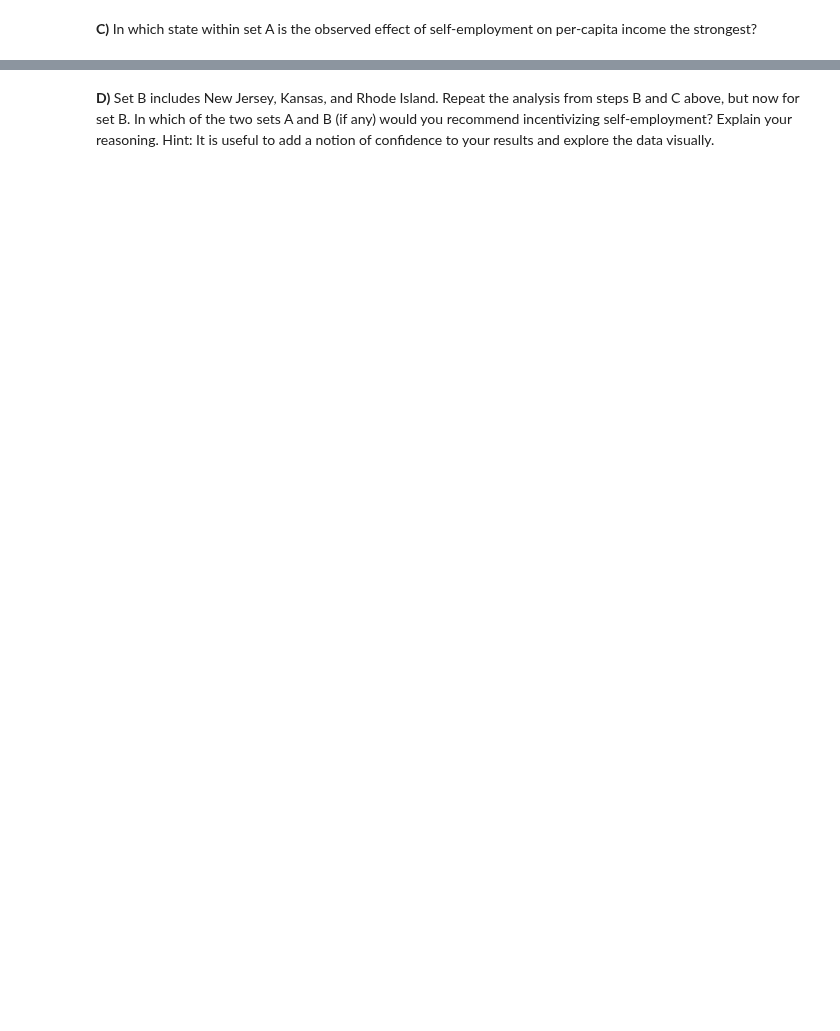
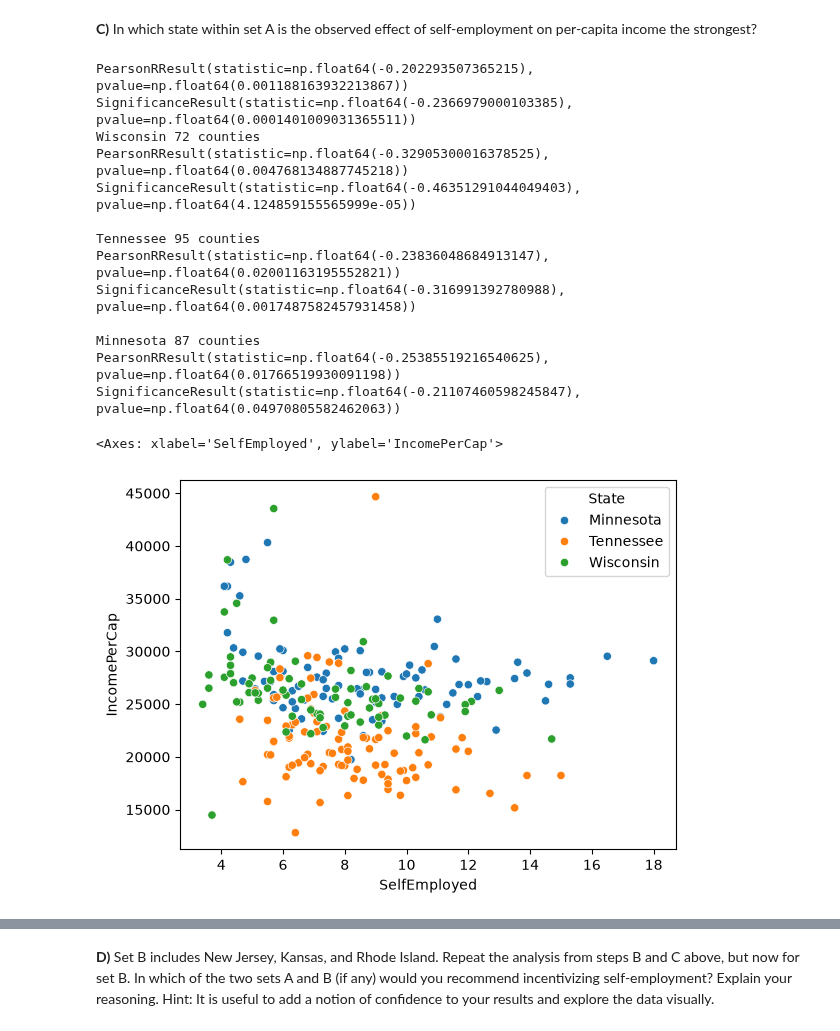
Before and after one commit to TimReuteler/ADA-2026, a Jupyter notebook: Exercises/03 - Describing data/Describing_data_exercise.ipynb, the cells around one changed output, grey strips where cells are left out. Saved outputs shown, nothing was run; the diff lists cells and outputs as text; code cells hidden in the pictures; blank space fills up the shorter version.

```diff
--- a/Exercises/03 - Describing data/Describing_data_exercise.ipynb
+++ b/Exercises/03 - Describing data/Describing_data_exercise.ipynb
@@ -181,0 +288,31 @@ Since it is unethical and impossible in this setting to run a controlled experim
+# %%
+#using both Pearson and Spearman to determine correlation for set_A
+print(stats.pearsonr(set_A['SelfEmployed'], set_A['IncomePerCap']))
+print(stats.spearmanr(set_A['SelfEmployed'], set_A['IncomePerCap']))
+
+#for loop to avoid writing the same lines three times (same filtering and analysis)
+for state in ['Wisconsin', 'Tennessee', 'Minnesota']:
+    state_df = df.loc[df['State'] == state] #filtering to get counties from one state
+    print(state, len(state_df), "counties")
+    print(stats.pearsonr(state_df['SelfEmployed'], state_df['IncomePerCap']))
+    print(stats.spearmanr(state_df['SelfEmployed'], state_df['IncomePerCap']))
+    print("")
+
+# Plot the states together, coloured by state, to compare them visually
+sns.scatterplot(data=set_A, x='SelfEmployed', y='IncomePerCap', hue='State')
+# %% [output]
+PearsonRResult(statistic=np.float64(-0.202293507365215), pvalue=np.float64(0.001188163932213867))
+SignificanceResult(statistic=np.float64(-0.2366979000103385), pvalue=np.float64(0.0001401009031365511))
+Wisconsin 72 counties
+PearsonRResult(statistic=np.float64(-0.32905300016378525), pvalue=np.float64(0.004768134887745218))
+SignificanceResult(statistic=np.float64(-0.46351291044049403), pvalue=np.float64(4.124859155565999e-05))
+
+Tennessee 95 counties
+PearsonRResult(statistic=np.float64(-0.23836048684913147), pvalue=np.float64(0.02001163195552821))
+SignificanceResult(statistic=np.float64(-0.316991392780988), pvalue=np.float64(0.0017487582457931458))
+
+Minnesota 87 counties
+PearsonRResult(statistic=np.float64(-0.25385519216540625), pvalue=np.float64(0.01766519930091198))
+SignificanceResult(statistic=np.float64(-0.21107460598245847), pvalue=np.float64(0.04970805582462063))
+<Axes: xlabel='SelfEmployed', ylabel='IncomePerCap'>
+[figure, added]
```
Also changed, not shown: parts of 43 cells of this notebook, 4 other files.
